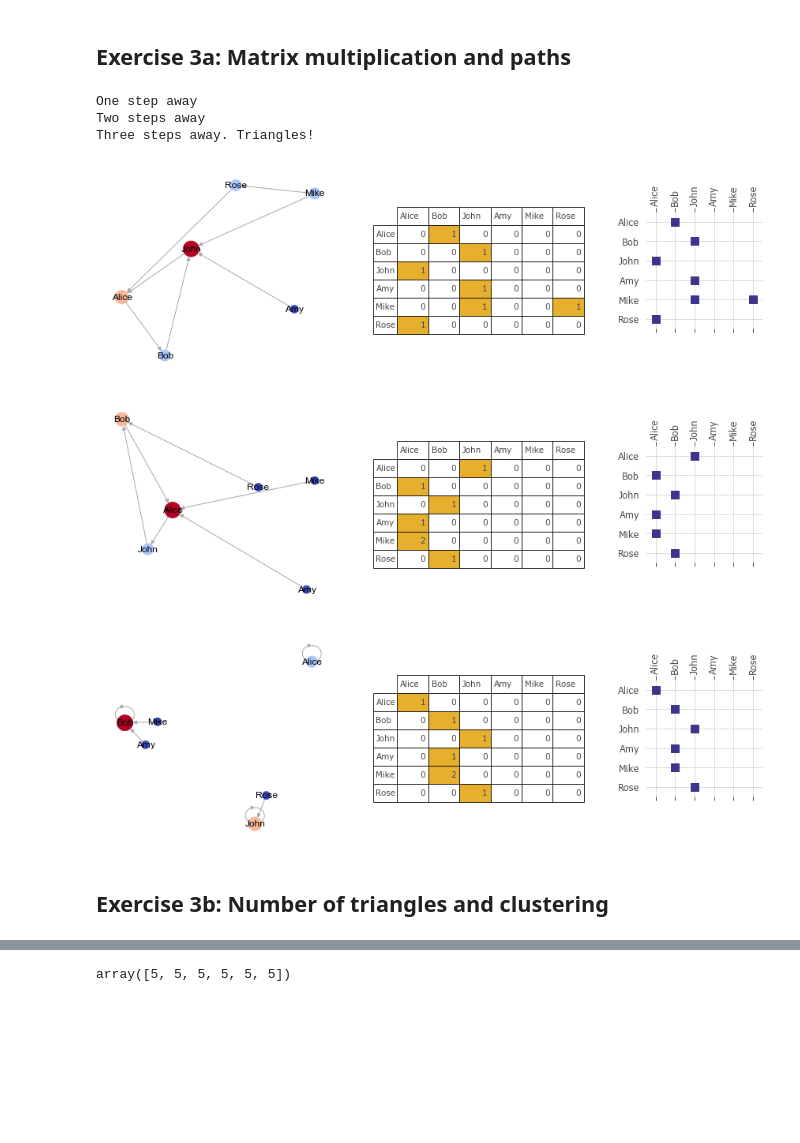
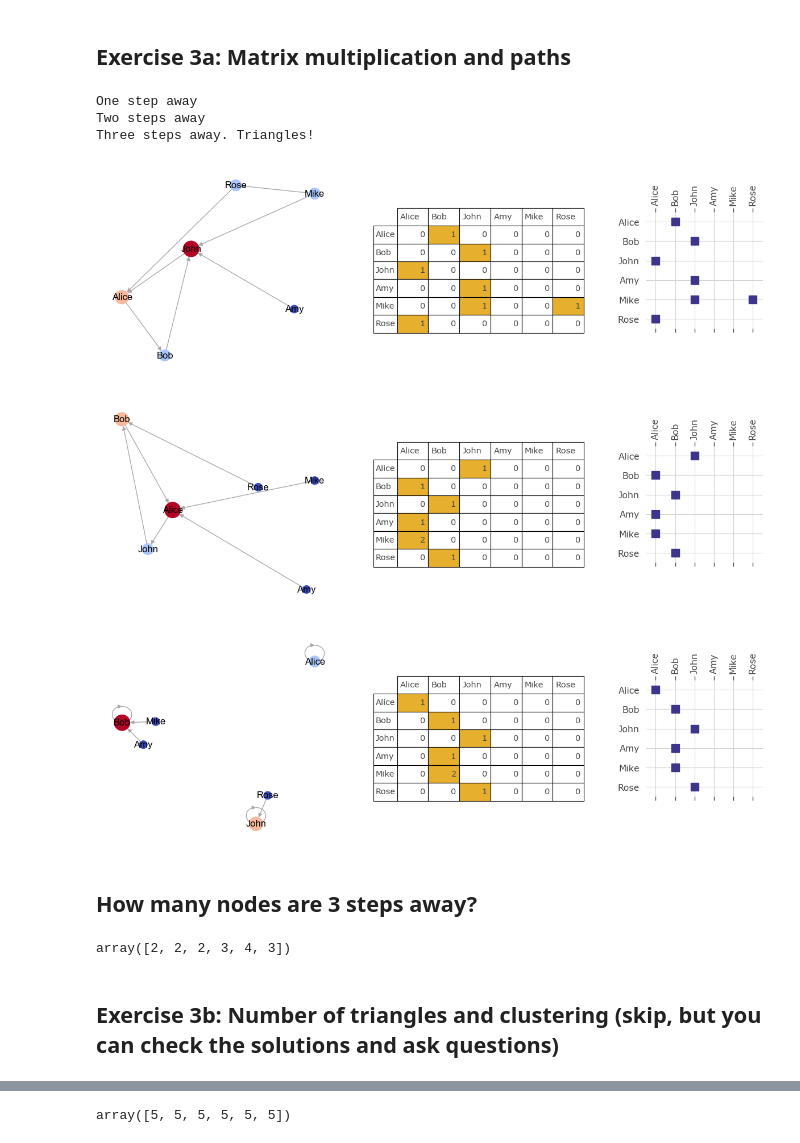
Before and after one commit to jgarciab/3hours_network_science, a Jupyter notebook: Code/2_matrix_multiplication.ipynb, the cells around one changed output, grey strips where cells are left out. Drawn from its saved outputs; the diff is of its cells as text; code cells hidden in the pictures; blank space fills up the shorter version.

```diff
--- a/Code/2_matrix_multiplication.ipynb
+++ b/Code/2_matrix_multiplication.ipynb
@@ -238,31 +181,34 @@ plot_network_adj(G_undir, values=sum_income/10)
 # %%
 # Number of paths to go from node i to node j in x steps
 
 #x = 1
 print("One step away")
 plot_network_adj(G_dir)
 A = nx.to_scipy_sparse_array(G_dir)
 
 #x = 2
 print("Two steps away")
-#Matrix multiplication
-A2 = ...
-#Recreate network and plot
-G2 = adj_to_net(A2)
+G2 = adj_to_net(A @ A) #A**2
 plot_network_adj(G2)
 
 #x = 3
 print("Three steps away. Triangles!")
-#Matrix multiplication
-#Recreate network and plot
+G3 = adj_to_net(A @ A @ A) #A**3
+plot_network_adj(G3)
 # %% [output]
 One step away
 Two steps away
 Three steps away. Triangles!
-[figure, old version]
+[figure, new version]
-[figure, old version]
+[figure, new version]
-[figure, old version]
+[figure, new version]
+# %% [markdown]
+## How many nodes are 3 steps away?
+# %%
+...
+# %% [output]
+array([2, 2, 2, 3, 4, 3])
 # %% [markdown]
-## Exercise 3b: Number of triangles and clustering
+## Exercise 3b: Number of triangles and clustering (skip, but you can check the solutions and ask questions)
 # %%
 # Count number of triangles in the directed network
```
Also changed, not shown: parts of 42 cells of this notebook, 4 other files.
